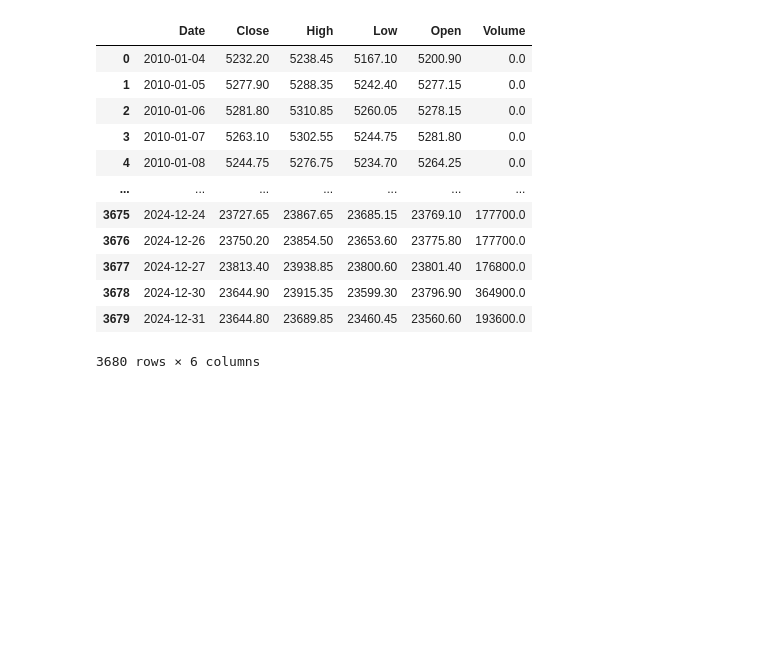
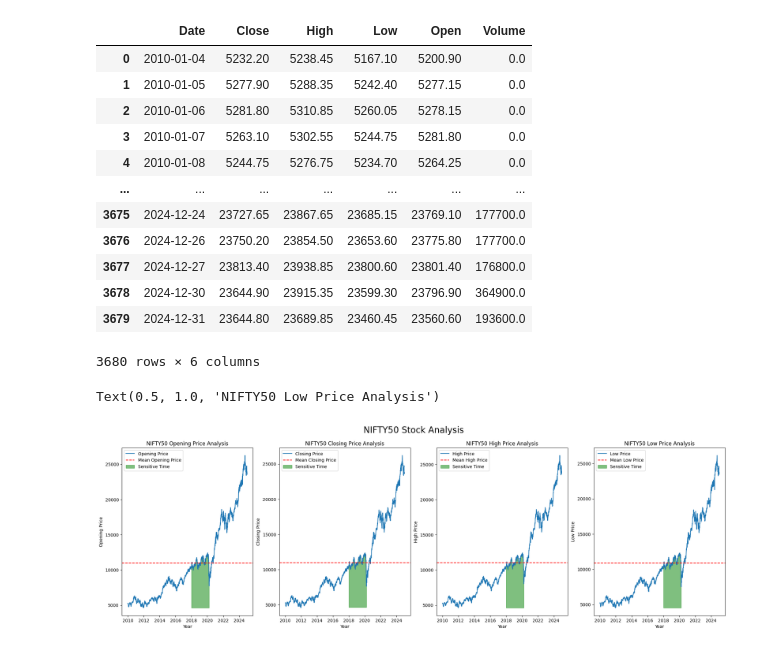
Before and after one commit to tanmaykumarchaki/AI-Driven-Market-Transformation-Analytics, a Jupyter notebook: data_import.ipynb, the cells around one changed output. Cells and saved outputs as stored; diff of their text form; code cells hidden in the pictures; blank space fills up the shorter version.

```diff
--- a/data_import.ipynb
+++ b/data_import.ipynb
@@ -887,4 +887,74 @@ x_nifty_v_mean = x_nifty_v.mean()
 y_nif_v = min(x_nifty_v)
 
 y_nifty = nifty['Date'].values
-mask_nifty = ((nifty['Date'] >= '2018-01-01') & (nifty['Date'] >= '2020-01-01'))
+mask_nifty = ((nifty['Date'] >= '2018-01-01') & (nifty['Date'] <= '2020-03-20'))
+# %%
+plt.figure(figsize=(25,7))
+plt.suptitle("NIFTY50 Stock Analysis", fontsize = 20)
+
+plt.subplot(1,4,1)
+plt.plot(y_nifty,x_nifty_o, label="Opening Price")
+plt.axhline(x_nifty_o_mean, color = 'r', linestyle = '--', label ="Mean Opening Price" )
+plt.fill_between(
+    y_nifty,x_nifty_o,
+    y_nif_o,
+    where= mask_nifty,
+    color = 'g',
+    alpha = 0.5,
+    label = 'Sensitive Time'
+)
+plt.legend()
+plt.xlabel('Year')
+plt.ylabel('Opening Price')
+plt.title("NIFTY50 Opening Price Analysis")
+
+plt.subplot(1,4,2)
+plt.plot(y_nifty,x_nifty_c, label="Closing Price")
+plt.axhline(x_nifty_c_mean, color = 'r', linestyle = '--', label ="Mean Closing Price" )
+plt.fill_between(
+    y_nifty,x_nifty_c,
+    y_nif_c,
+    where= mask_nifty,
+    color = 'g',
+    alpha = 0.5,
+    label = 'Sensitive Time'
+)
+plt.legend()
+plt.xlabel('Year')
+plt.ylabel('Closing Price')
+plt.title("NIFTY50 Closing Price Analysis")
+
+plt.subplot(1,4,3)
+plt.plot(y_nifty,x_nifty_h, label="High Price")
+plt.axhline(x_nifty_h_mean, color = 'r', linestyle = '--', label ="Mean High Price" )
+plt.fill_between(
+    y_nifty,x_nifty_h,
+    y_nif_h,
+    where= mask_nifty,
+    color = 'g',
+    alpha = 0.5,
+    label = 'Sensitive Time'
+)
+plt.legend()
+plt.xlabel('Year')
+plt.ylabel('High Price')
+plt.title("NIFTY50 High Price Analysis")
+
+plt.subplot(1,4,4)
+plt.plot(y_nifty,x_nifty_l, label="Low Price")
+plt.axhline(x_nifty_l_mean, color = 'r', linestyle = '--', label ="Mean Low Price" )
+plt.fill_between(
+    y_nifty,x_nifty_l,
+    y_nif_l,
+    where= mask_nifty,
+    color = 'g',
+    alpha = 0.5,
+    label = 'Sensitive Time'
+)
+plt.legend()
+plt.xlabel('Year')
+plt.ylabel('Low Price')
+plt.title("NIFTY50 Low Price Analysis")
+# %% [output]
+Text(0.5, 1.0, 'NIFTY50 Low Price Analysis')
+[figure, added]
```
Also changed, not shown: parts of 9 cells of this notebook.
